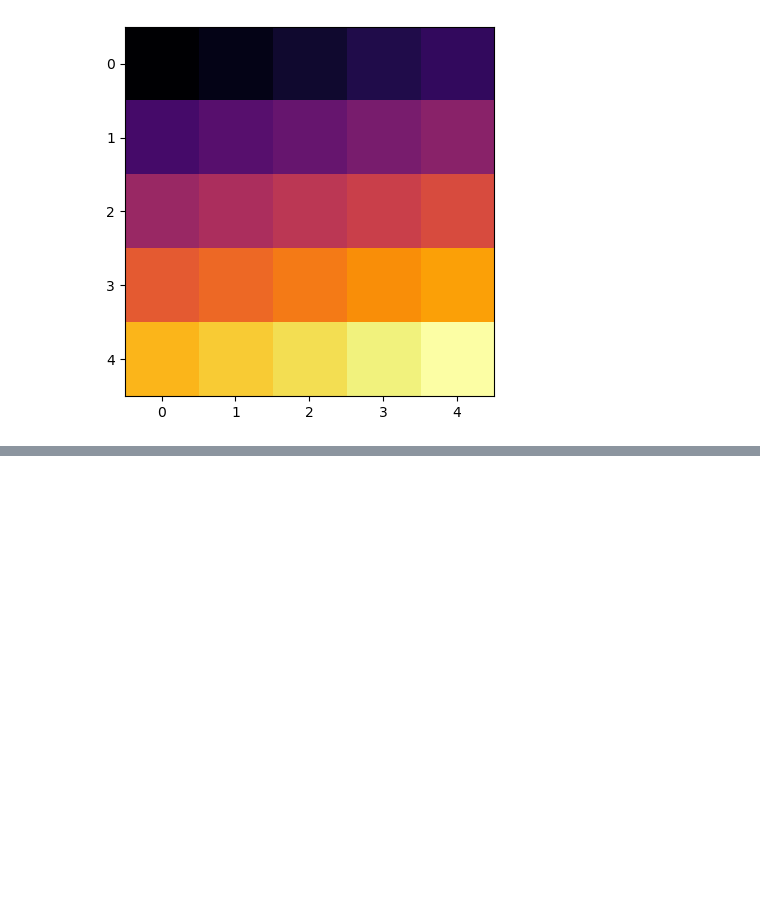
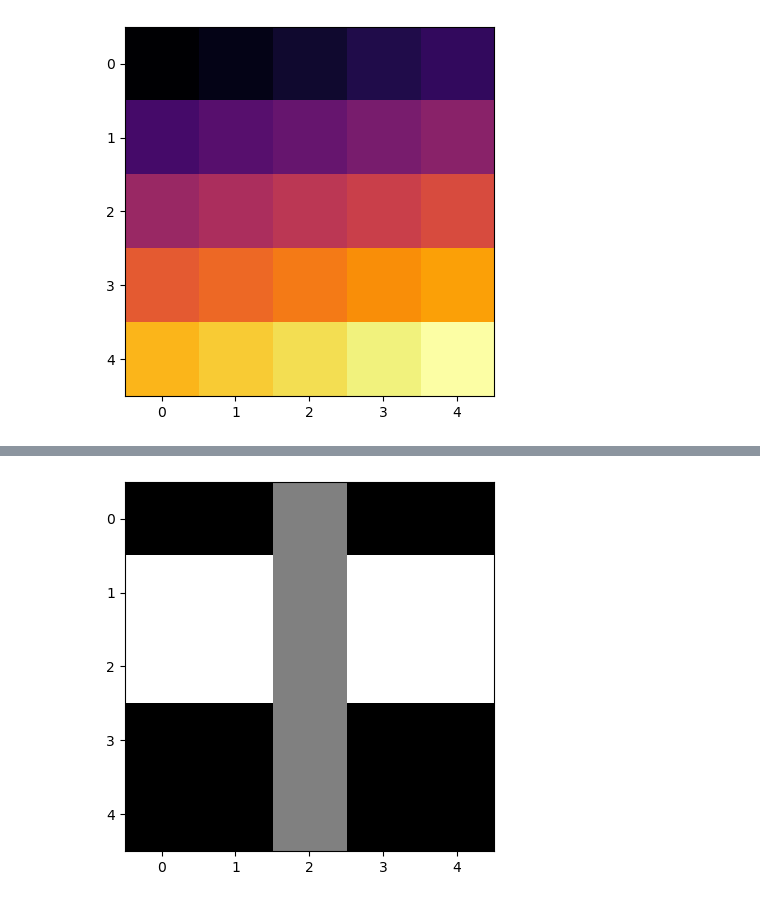
Before and after one commit to bbadzioch/MTH337_site, a Jupyter notebook: schedule/week4/week4_notebook.ipynb, the cells around one changed output, grey strips where cells are left out. Cells and saved outputs as stored; diff of their text form; code cells hidden in the pictures; blank space fills up the shorter version.

```diff
--- a/schedule/week4/week4_notebook.ipynb
+++ b/schedule/week4/week4_notebook.ipynb
@@ -535,0 +568,5 @@ plt.imshow(a)
+# %%
+plt.imshow(b, cmap='gray')
+plt.show()
+# %% [output]
+[figure, added]
```
Also changed, not shown: parts of 50 cells of this notebook.
